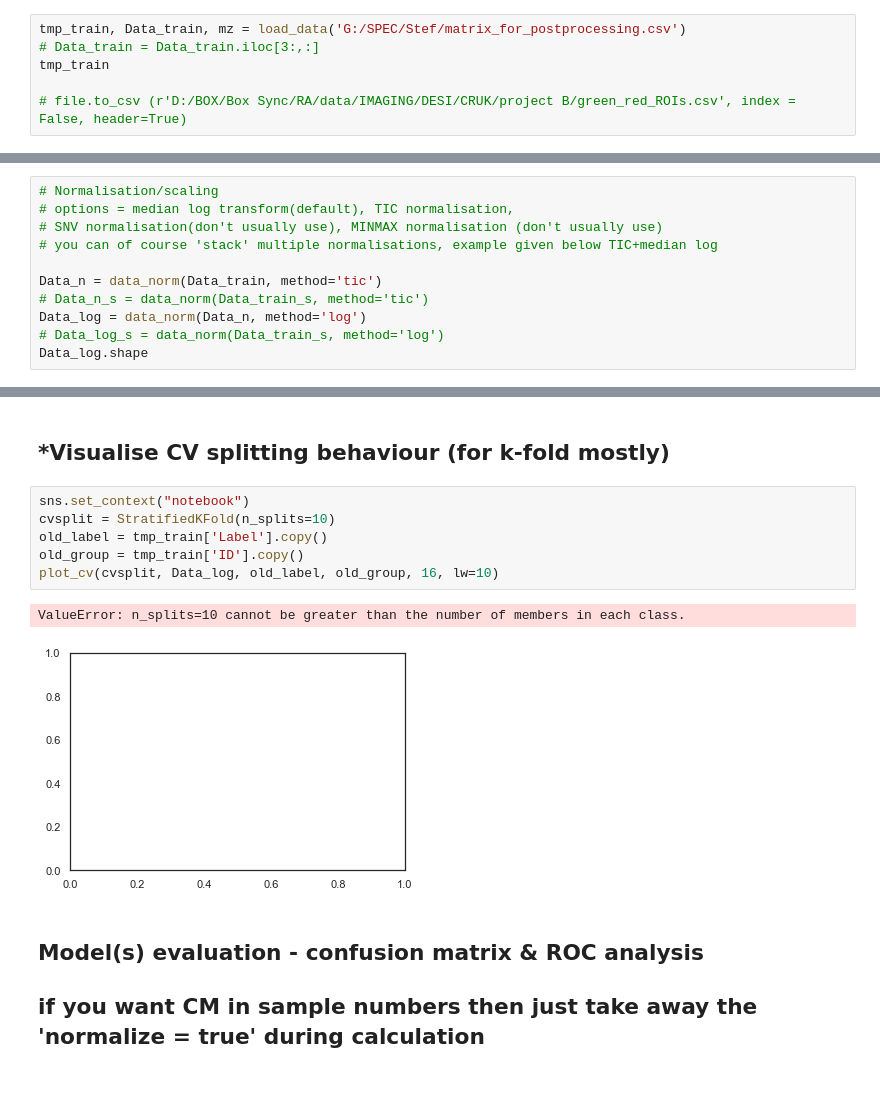
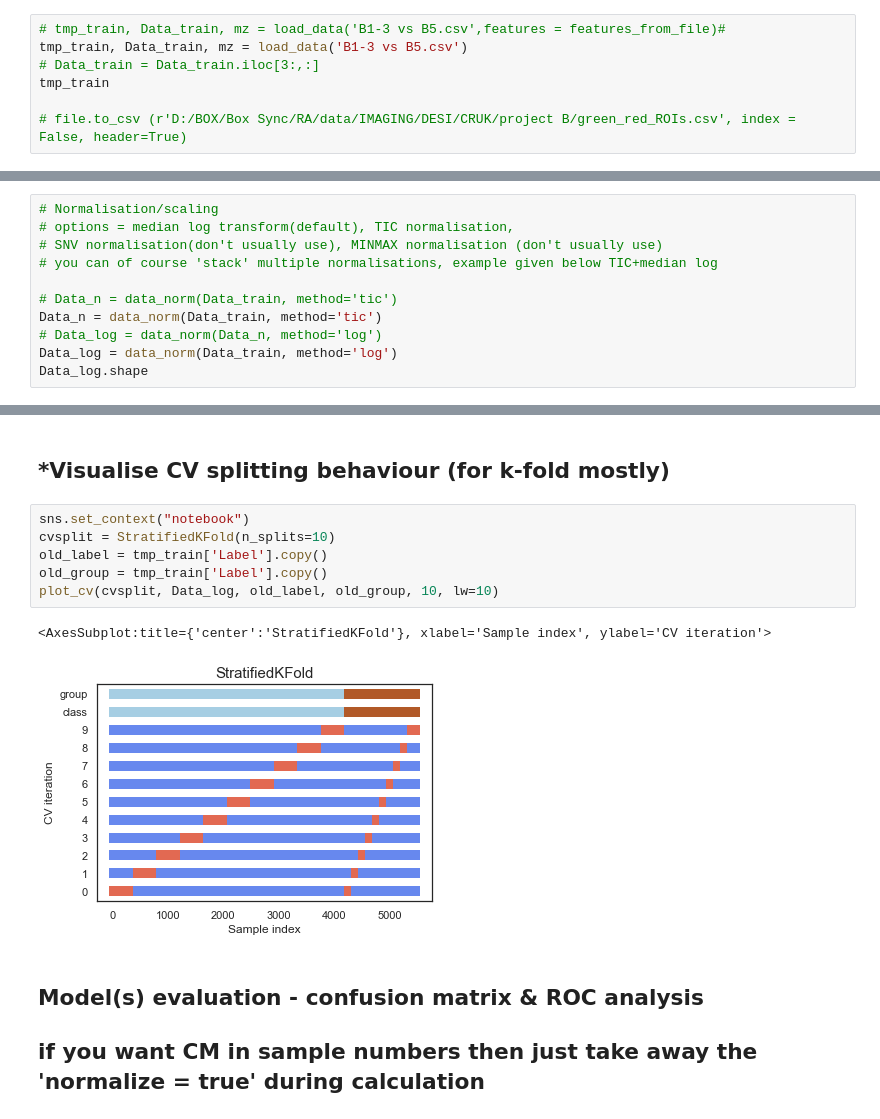
Before and after one commit to oycxyd/oycxms, a Jupyter notebook: spectral processing/MS classification/classifiers_n_features_v3.ipynb, the cells around one changed output, grey strips where cells are left out. Cells and saved outputs as stored; diff of their text form; blank space fills up the shorter version.

```diff
--- a/spectral processing/MS classification/classifiers_n_features_v3.ipynb
+++ b/spectral processing/MS classification/classifiers_n_features_v3.ipynb
@@ -54,5 +54,6 @@ features_from_file.shape
 # %%
-tmp_train, Data_train, mz = load_data('G:/SPEC/Stef/matrix_for_postprocessing.csv')
+# tmp_train, Data_train, mz = load_data('B1-3 vs B5.csv',features = features_from_file)#
+tmp_train, Data_train, mz = load_data('B1-3 vs B5.csv')
 # Data_train = Data_train.iloc[3:,:]
 tmp_train
 
@@ -140,9 +141,9 @@ mz_trans.shape
 # SNV normalisation(don't usually use), MINMAX normalisation (don't usually use)
 # you can of course 'stack' multiple normalisations, example given below TIC+median log
 
+# Data_n = data_norm(Data_train, method='tic')
 Data_n = data_norm(Data_train, method='tic')
-# Data_n_s = data_norm(Data_train_s, method='tic')
-Data_log = data_norm(Data_n, method='log')
-# Data_log_s = data_norm(Data_train_s, method='log')
+# Data_log = data_norm(Data_n, method='log')
+Data_log = data_norm(Data_train, method='log')
 Data_log.shape
 # %% [output]
@@ -390,12 +383,12 @@ that took 3.4097769260406494 seconds
 # %%
 sns.set_context("notebook")
 cvsplit = StratifiedKFold(n_splits=10)
 old_label = tmp_train['Label'].copy()
-old_group = tmp_train['ID'].copy()
-plot_cv(cvsplit, Data_log, old_label, old_group, 16, lw=10)
+old_group = tmp_train['Label'].copy()
+plot_cv(cvsplit, Data_log, old_label, old_group, 10, lw=10)
 # %% [output]
-ValueError: n_splits=10 cannot be greater than the number of members in each class.
+<AxesSubplot:title={'center':'StratifiedKFold'}, xlabel='Sample index', ylabel='CV iteration'>
-[figure, old version]
+[figure, new version]
 # %% [markdown]
 ## Model(s) evaluation - confusion matrix & ROC analysis
 
```
Also changed, not shown: parts of 42 cells of this notebook, 1 other file.
